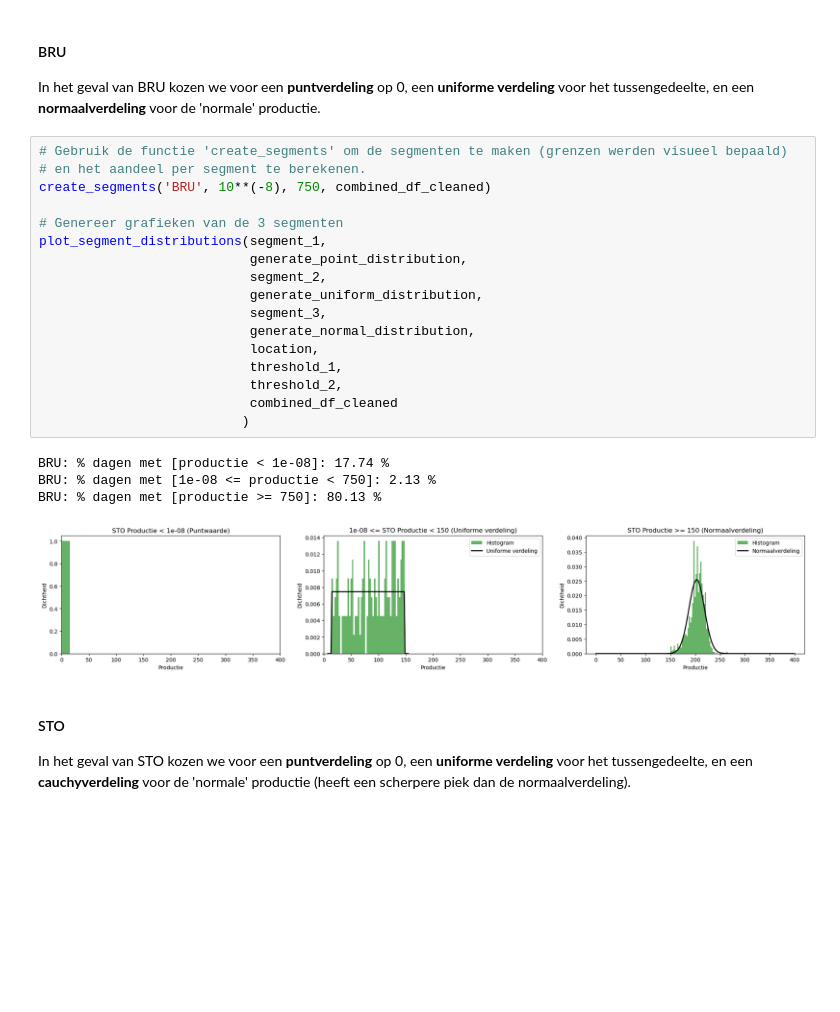
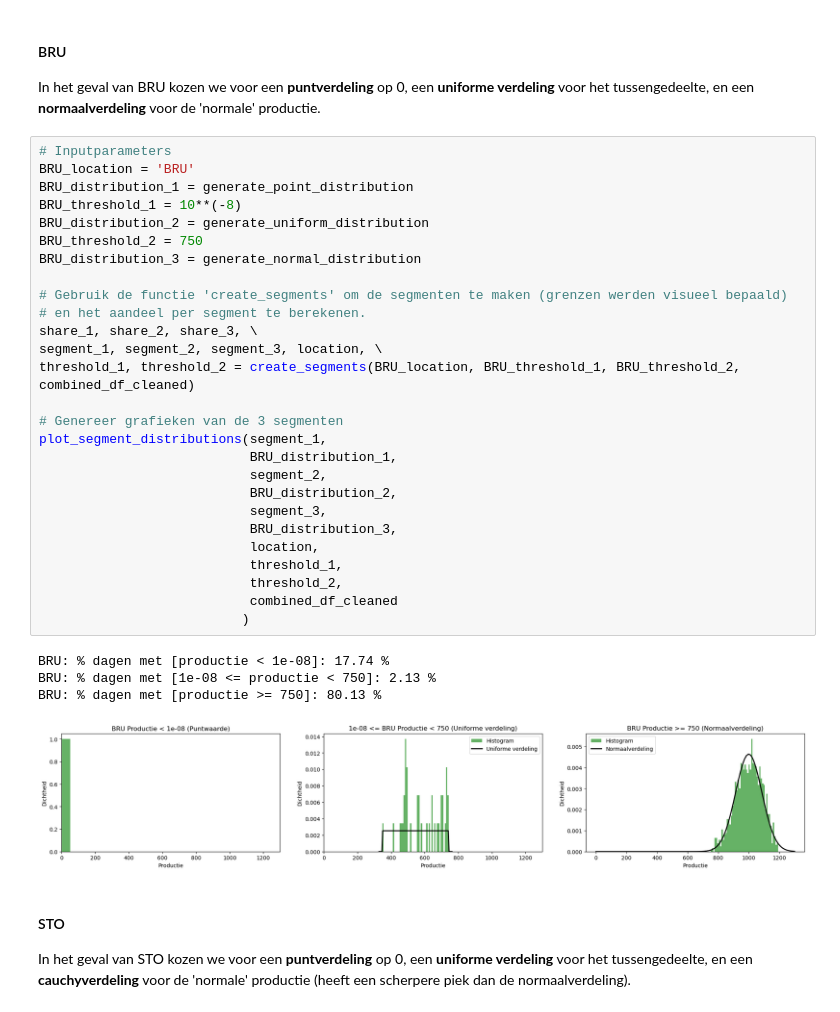
Before and after one commit to craftyraf/project-productie-proces, a Jupyter notebook: notebooks/Deel 1 - productieproces.ipynb, the cells around one changed output. Drawn from its saved outputs; the diff is of its cells as text; blank space fills up the shorter version.

Commit message:
Deel 1 werkt t/m stap 5. Inputparameters toegevoegd.

```diff
--- a/notebooks/Deel 1 - productieproces.ipynb
+++ b/notebooks/Deel 1 - productieproces.ipynb
@@ -213,27 +214,37 @@ In bovenstaande grafieken is duidelijk zichtbaar dat een normaalverdeling niet z
 #### BRU
 In het geval van BRU kozen we voor een **puntverdeling** op 0, een **uniforme verdeling** voor het tussengedeelte, en een **normaalverdeling** voor de 'normale' productie.
 # %%
+# Inputparameters
+BRU_location = 'BRU'
+BRU_distribution_1 = generate_point_distribution
+BRU_threshold_1 = 10**(-8)
+BRU_distribution_2 = generate_uniform_distribution
+BRU_threshold_2 = 750
+BRU_distribution_3 = generate_normal_distribution
+
 # Gebruik de functie 'create_segments' om de segmenten te maken (grenzen werden visueel bepaald)
 # en het aandeel per segment te berekenen.
-create_segments('BRU', 10**(-8), 750, combined_df_cleaned)
+share_1, share_2, share_3, \
+segment_1, segment_2, segment_3, location, \
+threshold_1, threshold_2 = create_segments(BRU_location, BRU_threshold_1, BRU_threshold_2, combined_df_cleaned)
 
 # Genereer grafieken van de 3 segmenten
 plot_segment_distributions(segment_1,
-                           generate_point_distribution,
+                           BRU_distribution_1,
                            segment_2,
-                           generate_uniform_distribution,
+                           BRU_distribution_2,
                            segment_3,
-                           generate_normal_distribution,
+                           BRU_distribution_3,
                            location,
                            threshold_1,
                            threshold_2,
                            combined_df_cleaned
                           )
 # %% [output]
 BRU: % dagen met [productie < 1e-08]: 17.74 %
 BRU: % dagen met [1e-08 <= productie < 750]: 2.13 %
 BRU: % dagen met [productie >= 750]: 80.13 %
-[figure, old version]
+[figure, new version]
 # %% [markdown]
 #### STO
 In het geval van STO kozen we voor een **puntverdeling** op 0, een **uniforme verdeling** voor het tussengedeelte, en een **cauchyverdeling** voor de 'normale' productie (heeft een scherpere piek dan de normaalverdeling).
```
Also changed, not shown: parts of 4 cells of this notebook, 1 other file.
